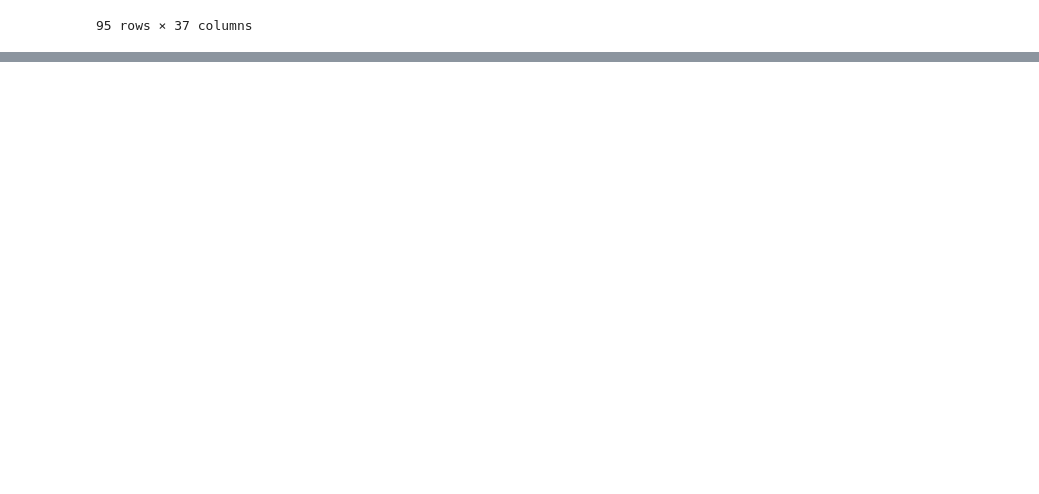
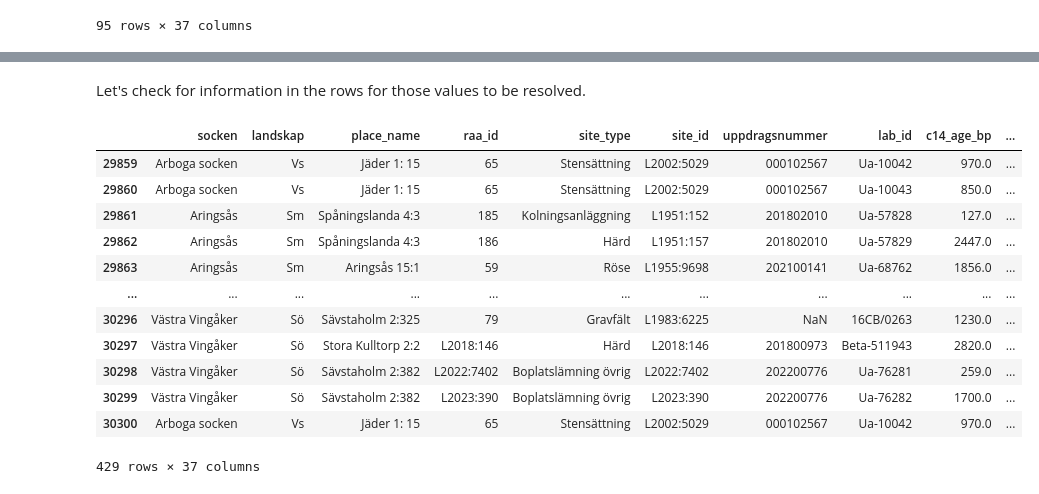
Before and after one commit to Br1CM/sead_strucke_data_cleaning, a Jupyter notebook: current/notebooks/exploration.ipynb, the cells around one changed output, grey strips where cells are left out. Saved outputs shown, nothing was run; the diff lists cells and outputs as text; code cells hidden in the pictures; blank space fills up the shorter version.

Commit message:
added manual resolution of landskap values, extended exploration
Co-Authored-By: Claude Sonnet 5 <noreply@anthropic.com>

```diff
--- a/current/notebooks/exploration.ipynb
+++ b/current/notebooks/exploration.ipynb
@@ -781,0 +802,18 @@ df[df['site_id'].isin(['L1988:6073, L1988:6685','L1983:7553, L1983:7552, L1983:8
+# %% [markdown]
+Let's check for information in the rows for those values to be resolved.
+# %%
+df[df['landskap'].isin(['Bo', 'Ha', 'Nä', 'Ög', 'Sk', 'Sm', 'Sö', 'Up', 'Vg', 'vg', 'Vs'])]
+# %% [output]
+|  | socken | landskap | place_name | raa_id | site_type | site_id | uppdragsnummer | lab_id | c14_age_bp | ... |
+| 29859 | Arboga socken | Vs | Jäder 1: 15 | 65 | Stensättning | L2002:5029 | 000102567 | Ua-10042 | 970.0 | ... |
+| 29860 | Arboga socken | Vs | Jäder 1: 15 | 65 | Stensättning | L2002:5029 | 000102567 | Ua-10043 | 850.0 | ... |
+| 29861 | Aringsås | Sm | Spåningslanda 4:3 | 185 | Kolningsanläggning | L1951:152 | 201802010 | Ua-57828 | 127.0 | ... |
+| 29862 | Aringsås | Sm | Spåningslanda 4:3 | 186 | Härd | L1951:157 | 201802010 | Ua-57829 | 2447.0 | ... |
+| 29863 | Aringsås | Sm | Aringsås 15:1 | 59 | Röse | L1955:9698 | 202100141 | Ua-68762 | 1856.0 | ... |
+| ... | ... | ... | ... | ... | ... | ... | ... | ... | ... | ... |
+| 30296 | Västra Vingåker | Sö | Sävstaholm 2:325 | 79 | Gravfält | L1983:6225 | NaN | 16CB/0263 | 1230.0 | ... |
+| 30297 | Västra Vingåker | Sö | Stora Kulltorp 2:2 | L2018:146 | Härd | L2018:146 | 201800973 | Beta-511943 | 2820.0 | ... |
+| 30298 | Västra Vingåker | Sö | Sävstaholm 2:382 | L2022:7402 | Boplatslämning övrig | L2022:7402 | 202200776 | Ua-76281 | 259.0 | ... |
+| 30299 | Västra Vingåker | Sö | Sävstaholm 2:382 | L2023:390 | Boplatslämning övrig | L2023:390 | 202200776 | Ua-76282 | 1700.0 | ... |
+| 30300 | Arboga socken | Vs | Jäder 1: 15 | 65 | Stensättning | L2002:5029 | 000102567 | Ua-10042 | 970.0 | ... |
+429 rows × 37 columns
```
Also changed, not shown: parts of 6 cells of this notebook, 2 other files.
